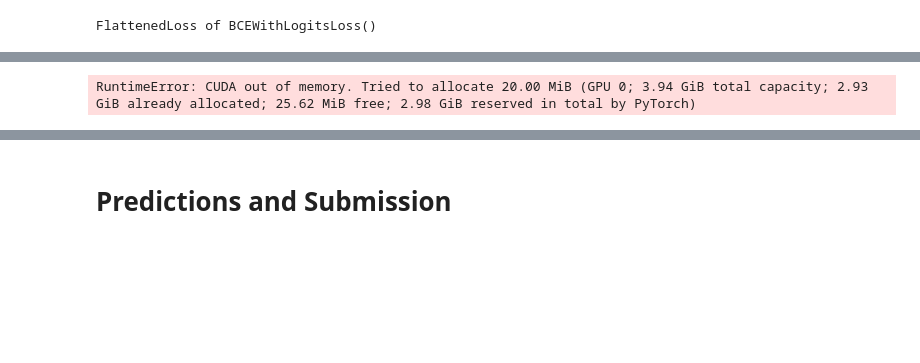
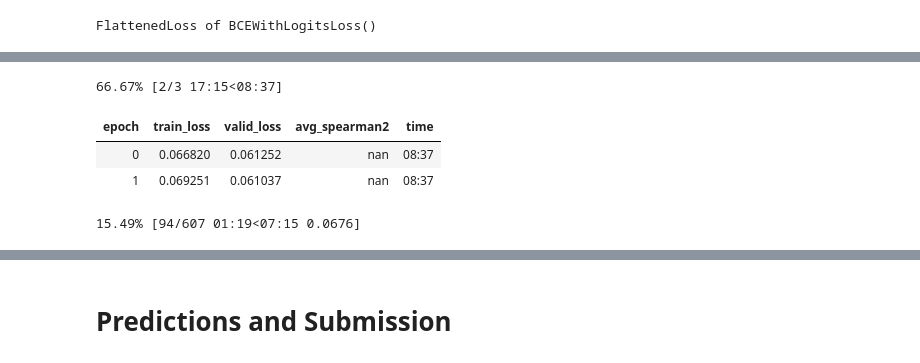
Before and after one commit to mrdbarros/gquest_nbdev, a Jupyter notebook: fastai_v1_transformers-BWW-Script.ipynb, the cells around one changed output, grey strips where cells are left out. Cells and saved outputs as stored; diff of their text form; code cells hidden in the pictures; blank space fills up the shorter version.

Commit message:
epochs completing

```diff
--- a/fastai_v1_transformers-BWW-Script.ipynb
+++ b/fastai_v1_transformers-BWW-Script.ipynb
@@ -397,6 +412,6 @@ def model_unfreezing_and_training(num_groups,learning_rates,unfreeze_layers,epoc
         max_lr=slice(learning_rates[layer]*0.95**num_groups, learning_rates[layer]),
                               moms=(0.8, 0.9))
 # %%
-learner.fit_one_cycle(6,
+learner.fit_one_cycle(3,
                               max_lr=1e-5)
 # %% [output]
@@ -404,4 +418,8 @@ learner.fit_one_cycle(6,
-RuntimeError: CUDA out of memory. Tried to allocate 20.00 MiB (GPU 0; 3.94 GiB total capacity; 2.93 GiB already allocated; 25.62 MiB free; 2.98 GiB reserved in total by PyTorch)
+66.67% [2/3 17:15<08:37]
+| epoch | train_loss | valid_loss | avg_spearman2 | time |
+| 0 | 0.066820 | 0.061252 | nan | 08:37 |
+| 1 | 0.069251 | 0.061037 | nan | 08:37 |
+15.49% [94/607 01:19<07:15 0.0676]
 # %%
 learner.fit_one_cycle(20,
                               max_lr=1e-5,
```
Also changed, not shown: parts of 12 cells of this notebook, 1 other file.
